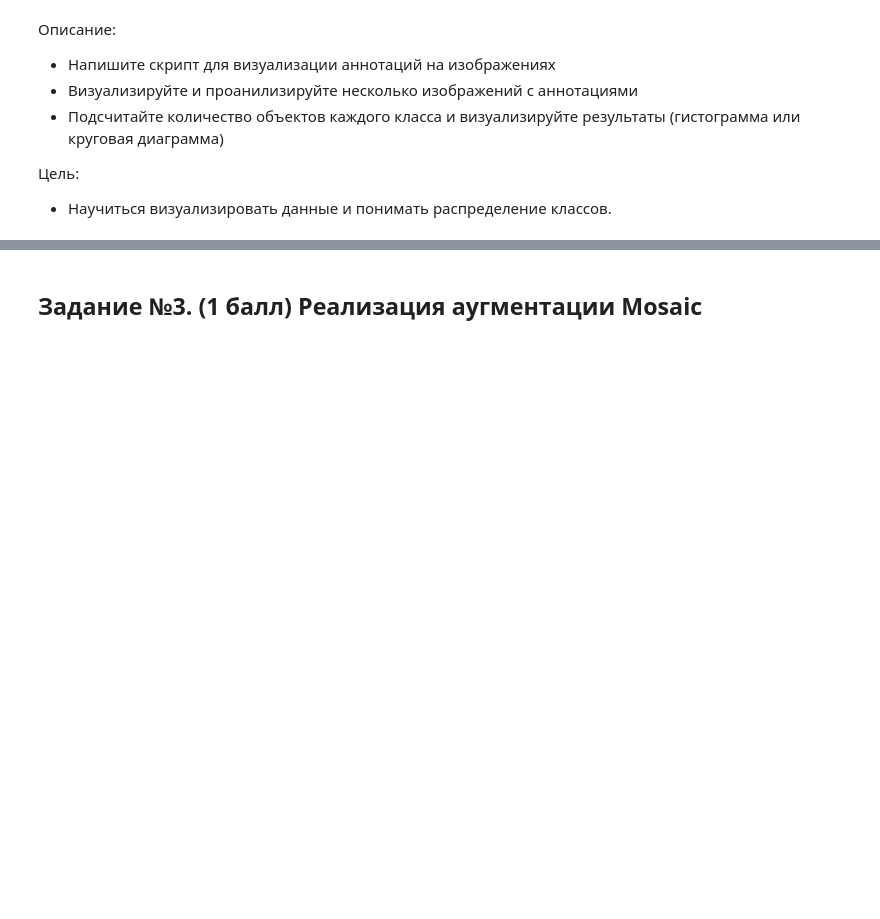
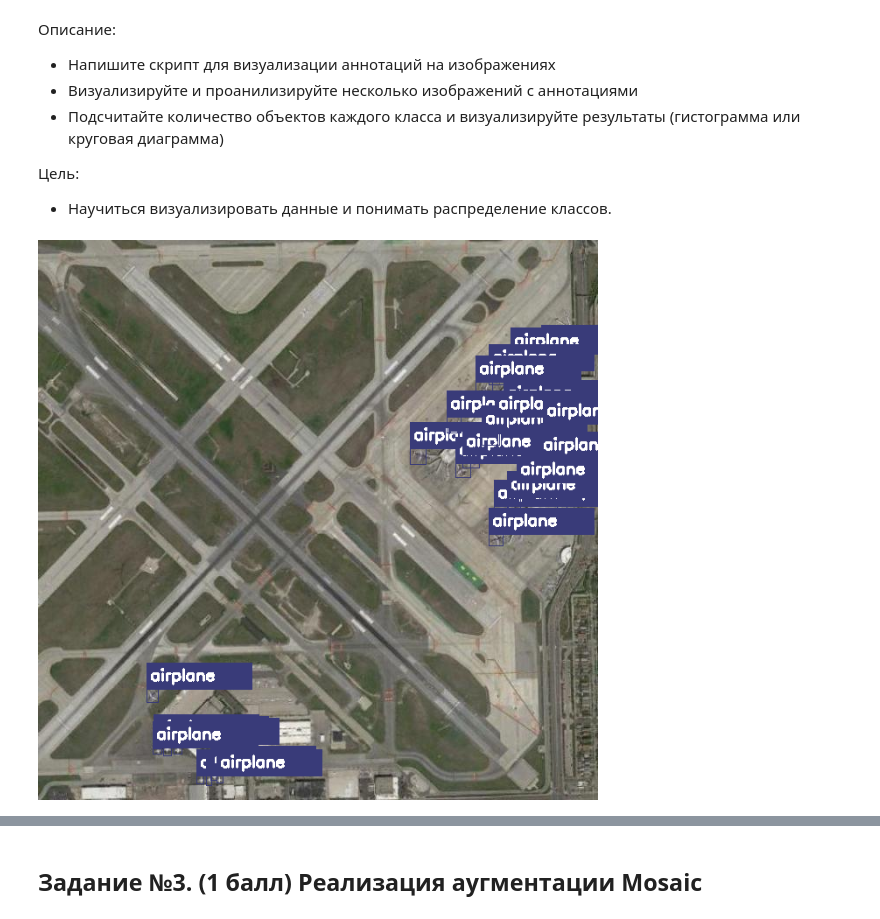
Before and after one commit to br0fire/HSE_CV, a Jupyter notebook: HW2/Дз2_детекция(задание).ipynb, the cells around one changed output, grey strips where cells are left out. Drawn from its saved outputs; the diff is of its cells as text; code cells hidden in the pictures; blank space fills up the shorter version.

```diff
--- a/HW2/Дз2_детекция(задание).ipynb
+++ b/HW2/Дз2_детекция(задание).ipynb
@@ -58,0 +55,8 @@ roboflow:
+# %%
+# Выведите количество изображений отдельно по каждому сплиту и их суммарное количество
+c = 0
+for x in ['datasets/train', 'datasets/valid', 'datasets/test']:
+    l = len(os.listdir(os.path.join(x, 'images')))
+    c += l
+    print(f"{x.split('/')[1]}: {l} images")
+print(f"Overall: {c}")
@@ -89,8 +98,9 @@ def visualize(image_path, annotation_path):
             x1,y1,w2,h2 = float(coordinates[1]), float(coordinates[2]), float(coordinates[3]), float(coordinates[4])
 
             # Переведите относительные значения координат в абсолютные
-            w, h =  # <YOUR CODE HERE> #
-            x, y =  # <YOUR CODE HERE> #
+
+            w, h = int(w2 * wT), int(h2 * hT)
+            x, y = int((x1 * wT) - (w / 2)), int((y1 * hT) - (h / 2))
 
             cls = coordinates[0]
 
@@ -108,15 +118,17 @@ def visualize(image_path, annotation_path):
     return Image.fromarray(frame)
 
 # Получите абсолютные пути до тестовых изображений и аннотаций
-test_images =  # <YOUR CODE HERE> #
-test_annotations =  # <YOUR CODE HERE> #
+test_images = [os.path.join("datasets/test/images", x) for x in sorted(os.listdir('datasets/test/images/'))]
+test_annotations = [os.path.join("datasets/test/labels", x) for x in sorted(os.listdir('datasets/test/labels/'))]
 # %%
 # Визуализируйте разметку на одном из примеров из тестового датасета
 
 idx = 0
 
-image = # <YOUR CODE HERE> #
+image = visualize(test_images[0], test_annotations[0])
 image
+# %% [output]
+[figure, added]
 # %%
 # Функция для подсчёта количества классов в аннотациях
 def class_count(annotations_path):
```
Also changed, not shown: parts of 19 cells of this notebook, 2 other files.
